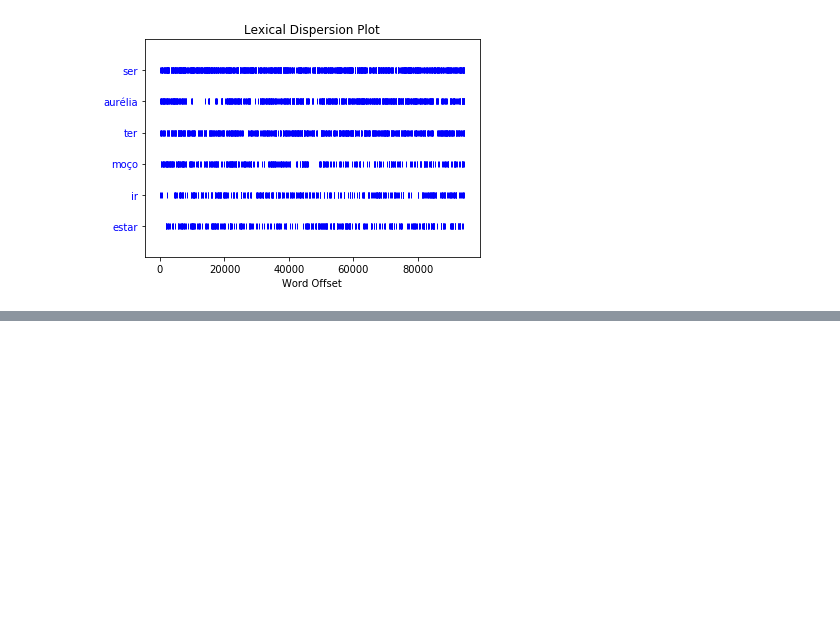
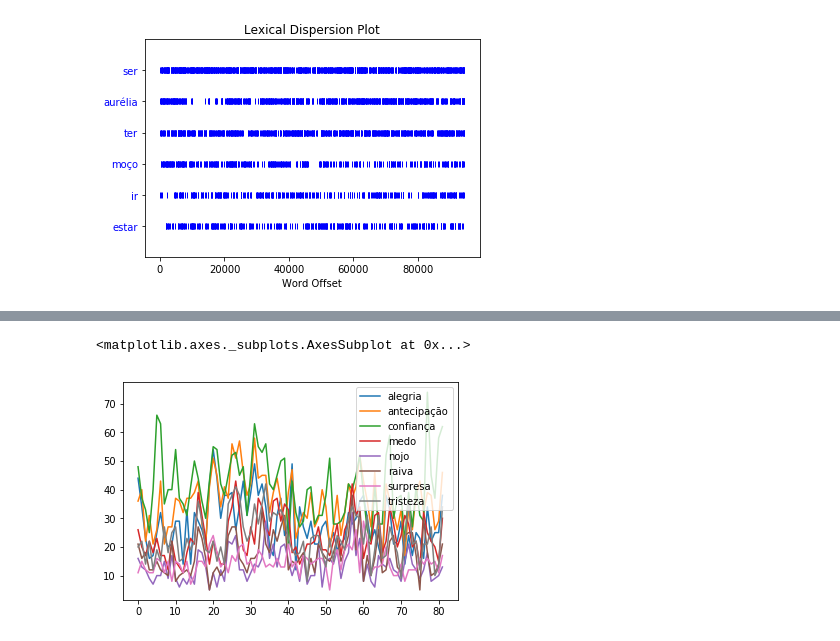
Before and after one commit to ellfiscina/TextMining, a Jupyter notebook: Preprocess_with_TreeTagger.ipynb, the cells around one changed output, grey strips where cells are left out. Cells and saved outputs as stored; diff of their text form; code cells hidden in the pictures; blank space fills up the shorter version.

```diff
--- a/Preprocess_with_TreeTagger.ipynb
+++ b/Preprocess_with_TreeTagger.ipynb
@@ -115,0 +209,19 @@ text.dispersion_plot(sortedToken[:6])
+# %%
+def batches(tokens, n):
+    for i in range(0, len(tokens), n):
+        yield tokens[i:i+n]
+# %%
+new_list = list(batches(filtered_tokens, 500))
+# %%
+dic = {}
+for n in new_list:
+    index = new_list.index(n)
+    count = generate_count(wordList, n)
+    dic[index] = pd.Series(count)
+# %%
+df2 = pd.DataFrame(dic)
+# %%
+df2.T.plot()
+# %% [output]
+<matplotlib.axes._subplots.AxesSubplot at 0x...>
+[figure, added]
```
Also changed, not shown: parts of 18 cells of this notebook, 2 other files.
